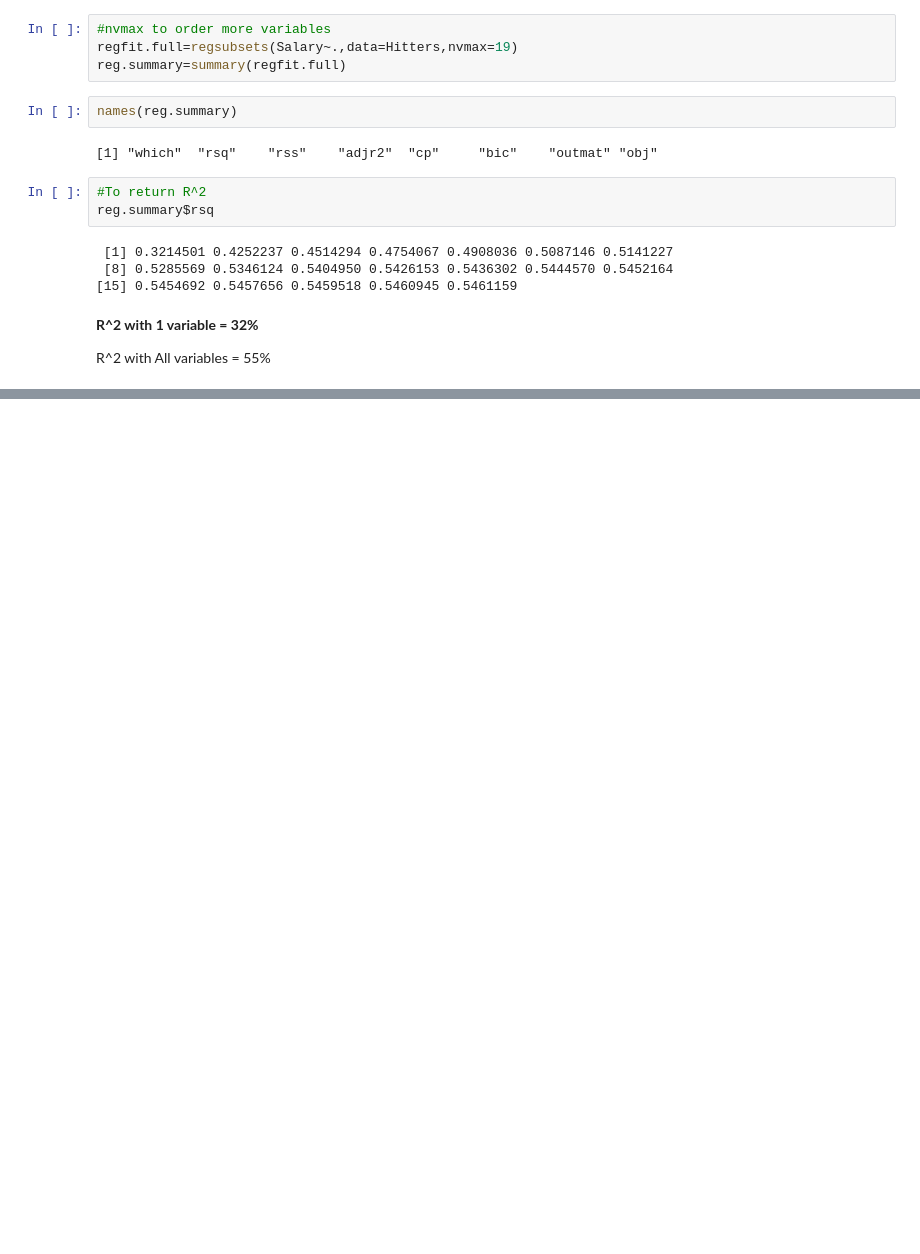
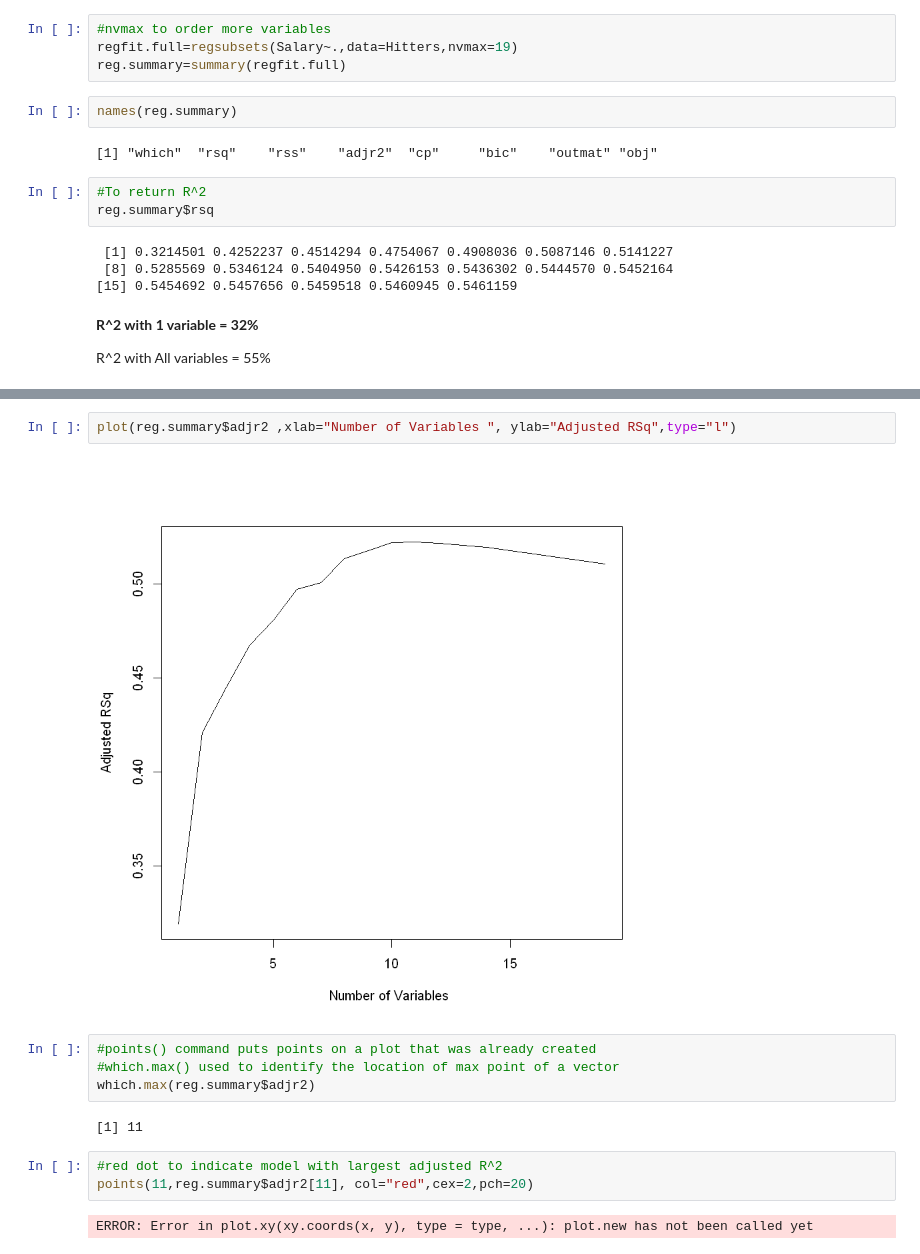
Before and after one commit to YMandCL/Learning-R, a Jupyter notebook: Subset Selection Methods.ipynb, the cells around one changed output, grey strips where cells are left out. Cells and saved outputs as stored; diff of their text form; blank space fills up the shorter version.

```diff
--- a/Subset Selection Methods.ipynb
+++ b/Subset Selection Methods.ipynb
@@ -106,0 +107,15 @@ ERROR: Error in plot.xy(xy, type, ...): invalid plot type '1'
+# %%
+plot(reg.summary$adjr2 ,xlab="Number of Variables ", ylab="Adjusted RSq",type="l")
+# %% [output]
+[figure, added]
+# %%
+#points() command puts points on a plot that was already created
+#which.max() used to identify the location of max point of a vector
+which.max(reg.summary$adjr2)
+# %% [output]
+[1] 11
+# %%
+#red dot to indicate model with largest adjusted R^2
+points(11,reg.summary$adjr2[11], col="red",cex=2,pch=20)
+# %% [output]
+ERROR: Error in plot.xy(xy.coords(x, y), type = type, ...): plot.new has not been called yet
```
Also changed, not shown: parts of 24 cells of this notebook.
